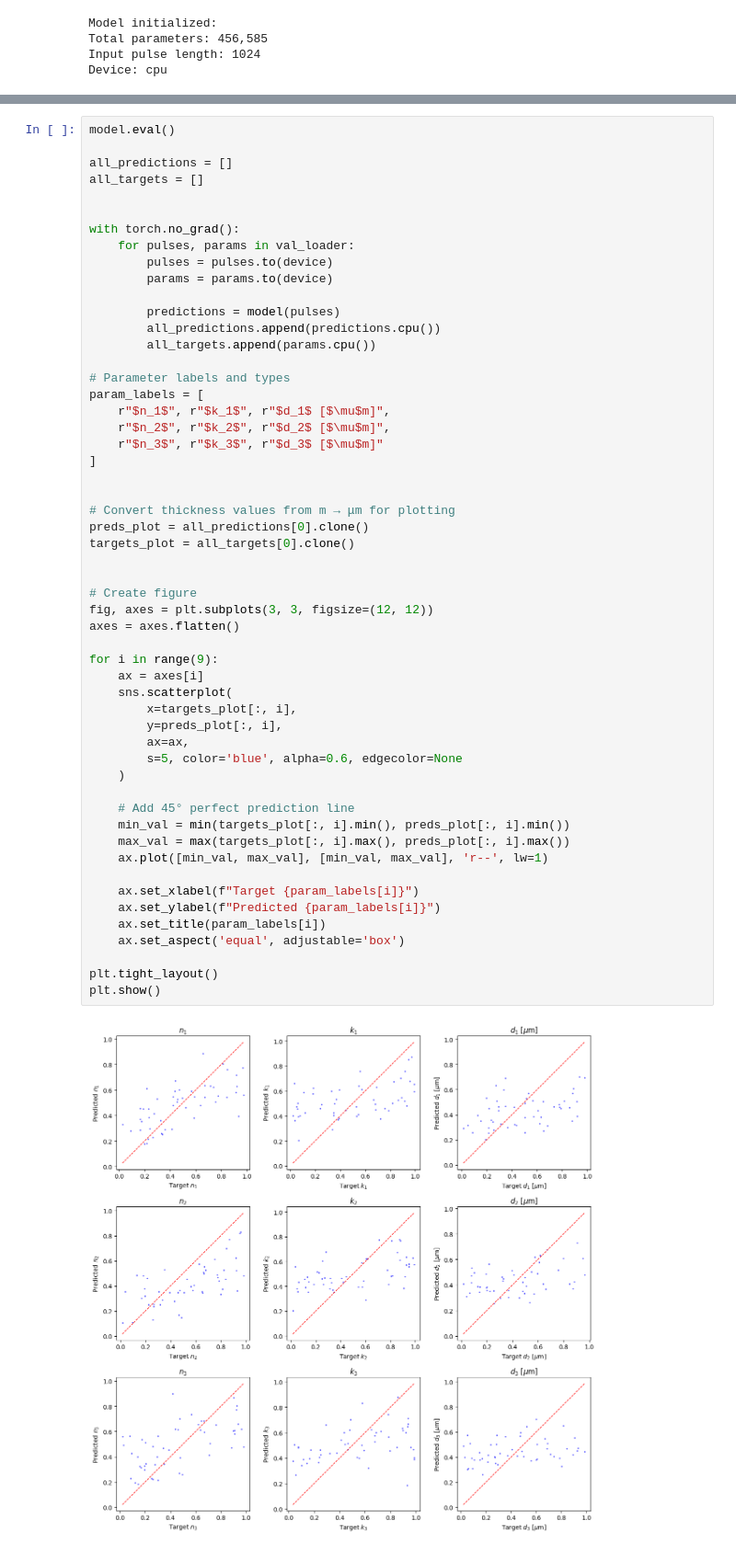
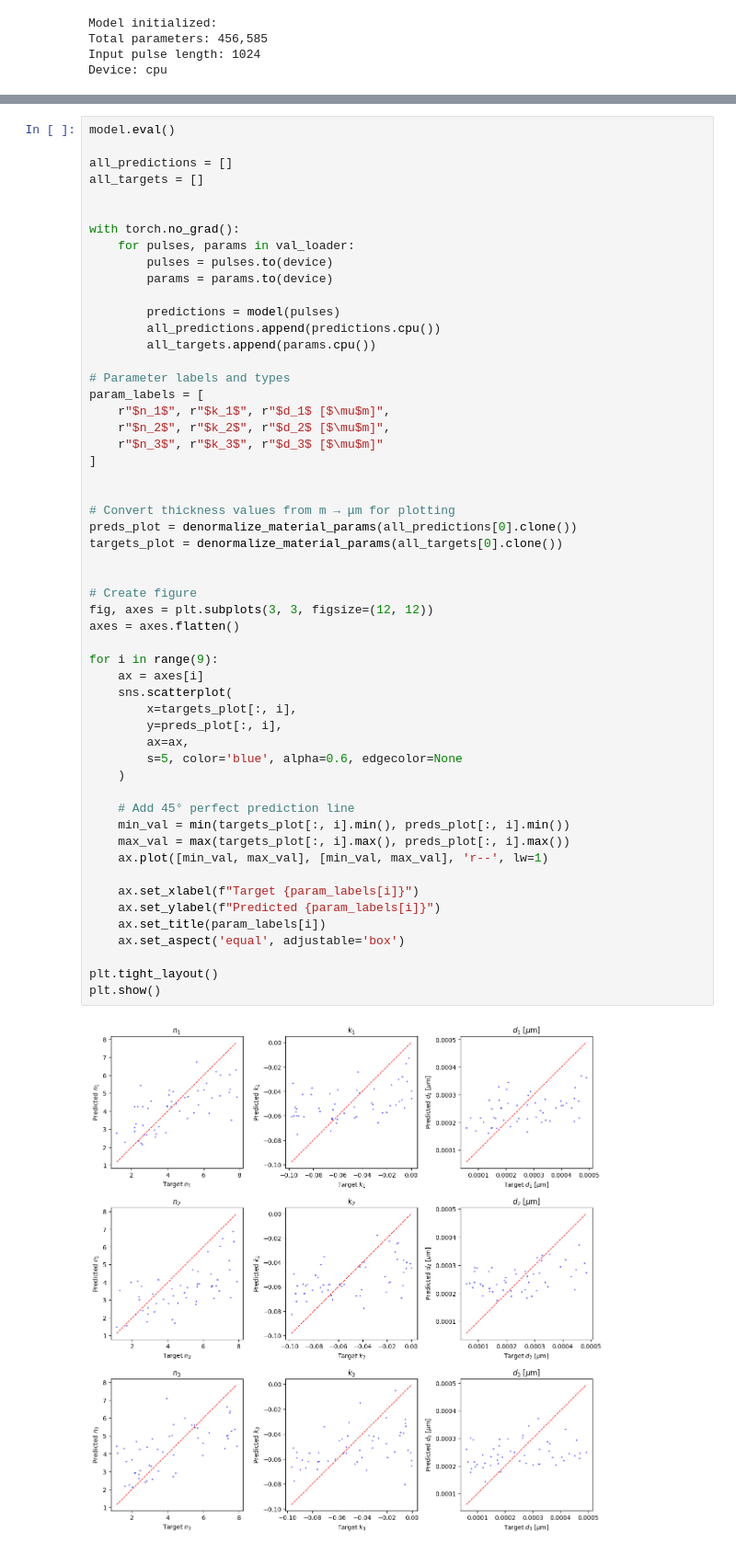
Before and after one commit to tls54/THz-TD-CNN, a Jupyter notebook: regression_testing.ipynb, the cells around one changed output, grey strips where cells are left out. Shown at 92% size. Saved outputs shown, nothing was run; the diff lists cells and outputs as text.

```diff
--- a/regression_testing.ipynb
+++ b/regression_testing.ipynb
@@ -151,34 +151,34 @@ param_labels = [
 
 
 # Convert thickness values from m → μm for plotting
-preds_plot = all_predictions[0].clone()
-targets_plot = all_targets[0].clone()
+preds_plot = denormalize_material_params(all_predictions[0].clone())
+targets_plot = denormalize_material_params(all_targets[0].clone())
 
 
 # Create figure
 fig, axes = plt.subplots(3, 3, figsize=(12, 12))
 axes = axes.flatten()
 
 for i in range(9):
     ax = axes[i]
     sns.scatterplot(
         x=targets_plot[:, i],
         y=preds_plot[:, i],
         ax=ax,
         s=5, color='blue', alpha=0.6, edgecolor=None
     )
 
     # Add 45° perfect prediction line
     min_val = min(targets_plot[:, i].min(), preds_plot[:, i].min())
     max_val = max(targets_plot[:, i].max(), preds_plot[:, i].max())
     ax.plot([min_val, max_val], [min_val, max_val], 'r--', lw=1)
 
     ax.set_xlabel(f"Target {param_labels[i]}")
     ax.set_ylabel(f"Predicted {param_labels[i]}")
     ax.set_title(param_labels[i])
     ax.set_aspect('equal', adjustable='box')
 
 plt.tight_layout()
 plt.show()
 # %% [output]
-[figure, old version]
+[figure, new version]
```
Also changed, not shown: parts of 3 cells of this notebook, 2 other files.
